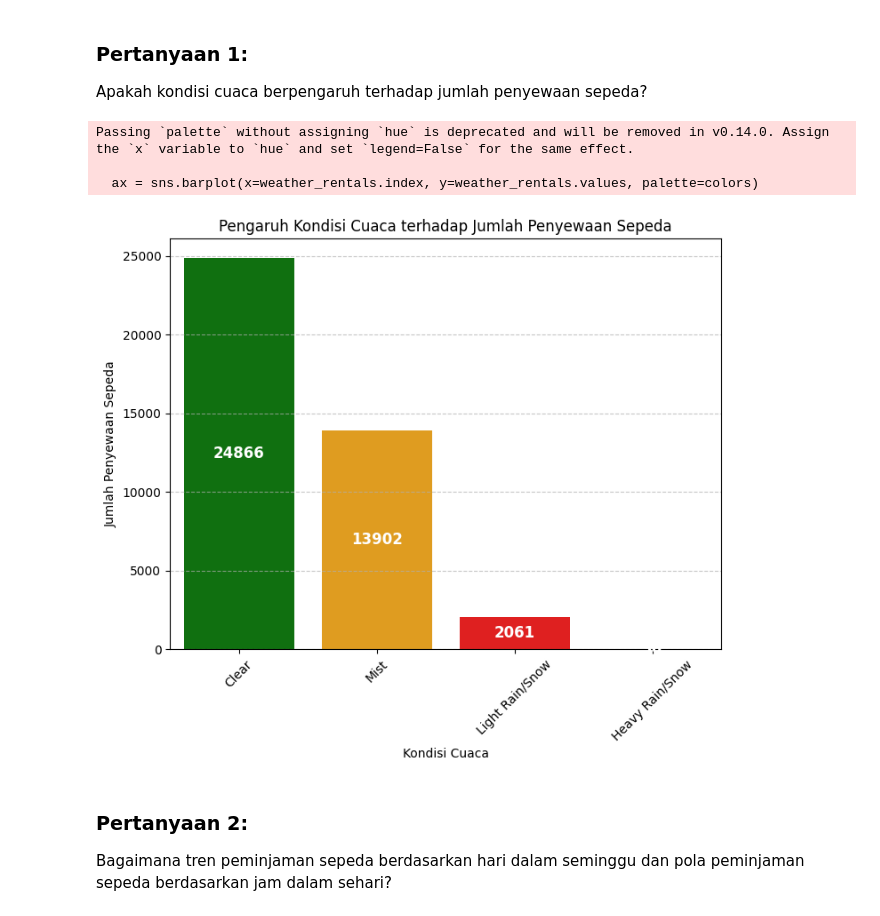
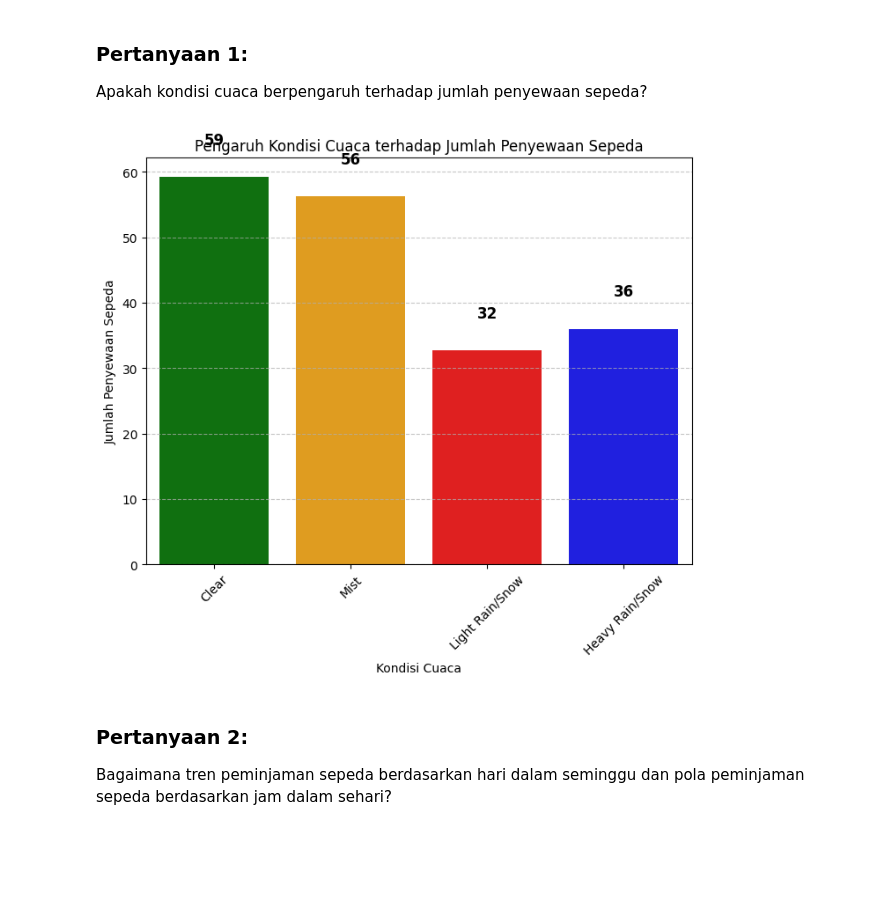
Before and after one commit to lailadwikartikasari/dashboard_Sederhana_Bike_Sharing, a Jupyter notebook: notebook .ipynb, the cells around one changed output. Saved outputs shown, nothing was run; the diff lists cells and outputs as text; code cells hidden in the pictures; blank space fills up the shorter version.

```diff
--- a/notebook .ipynb
+++ b/notebook .ipynb
@@ -393,41 +393,36 @@ Apakah kondisi cuaca berpengaruh terhadap jumlah penyewaan sepeda?
 # %%
 # Mapping kondisi cuaca
 weathersit_mapping = {1: "Clear", 2: "Mist", 3: "Light Rain/Snow", 4: "Heavy Rain/Snow"}
 weather_order = ["Clear", "Mist", "Light Rain/Snow", "Heavy Rain/Snow"]  # Urutan yang benar
 
-# Kelompokkan data berdasarkan kondisi cuaca dan hitung jumlah penyewaan sepeda
-weather_rentals = Bike_Sharing_df.groupby('weathersit_y_x')['cnt_y_x'].sum()
+# Kelompokkan data berdasarkan kondisi cuaca dan hitung rata-rata penyewaan sepeda
+weather_rentals = Bike_Sharing_df.groupby('weathersit_y_x')['cnt_y_x'].mean()
 
 # Ubah indeks ke label kondisi cuaca yang lebih mudah dipahami
 weather_rentals.index = weather_rentals.index.map(weathersit_mapping)
 
 # Pastikan data diurutkan sesuai dengan urutan kondisi cuaca yang benar
 weather_rentals = weather_rentals.reindex(weather_order)
 
-# Buat bar plot
+# Buat bar plot dengan hue untuk menghindari warning
 plt.figure(figsize=(8, 6))
-colors = ['green', 'orange', 'red', 'blue']  # Warna disesuaikan dengan kondisi cuaca
-ax = sns.barplot(x=weather_rentals.index, y=weather_rentals.values, palette=colors)
+ax = sns.barplot(x=weather_rentals.index, y=weather_rentals.values, hue=weather_rentals.index, palette=['green', 'orange', 'red', 'blue'], legend=False)
 
-# Tambahkan nilai ke dalam batang diagram
-for bar, val in zip(ax.patches, weather_rentals.values):
-    ax.text(bar.get_x() + bar.get_width() / 2, bar.get_height() / 2, f"{int(val)}",
-            ha='center', va='center', fontsize=12, fontweight='bold', color='white')
+# Tambahkan nilai pada setiap batang
+for i, val in enumerate(weather_rentals.values):
+    plt.text(i, val + 5, f"{int(val)}", ha='center', fontsize=12, fontweight='bold')
 
 # Judul dan label sumbu
 plt.title('Pengaruh Kondisi Cuaca terhadap Jumlah Penyewaan Sepeda')
 plt.xlabel('Kondisi Cuaca')
 plt.ylabel('Jumlah Penyewaan Sepeda')
 plt.xticks(rotation=45)  # Putar label sumbu X agar lebih mudah dibaca
 plt.grid(axis='y', linestyle='--', alpha=0.7)
 
 # Tampilkan plot
 plt.show()
 # %% [output]
-Passing `palette` without assigning `hue` is deprecated and will be removed in v0.14.0. Assign the `x` variable to `hue` and set `legend=False` for the same effect.
-
-  ax = sns.barplot(x=weather_rentals.index, y=weather_rentals.values, palette=colors)
-[figure, old version]
+[figure, new version]
 # %% [markdown]
 ### Pertanyaan 2:
 Bagaimana tren peminjaman sepeda berdasarkan hari dalam seminggu dan pola peminjaman sepeda berdasarkan jam dalam sehari?
```
